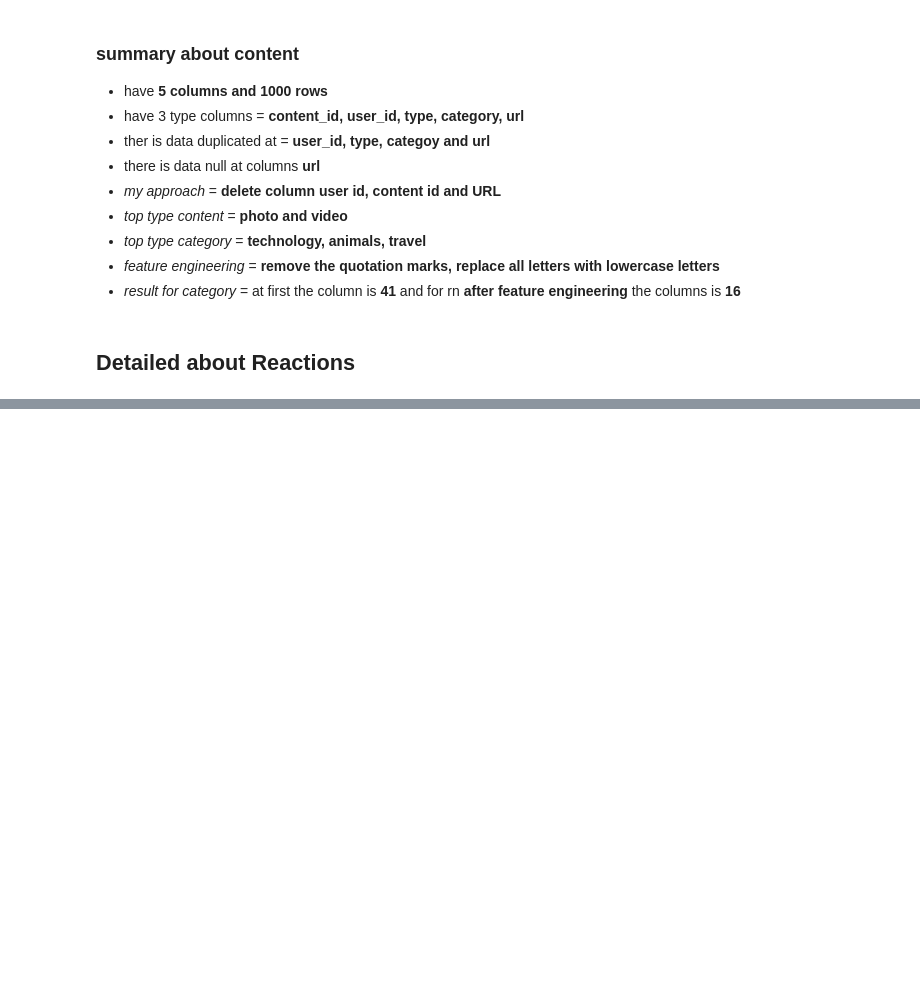
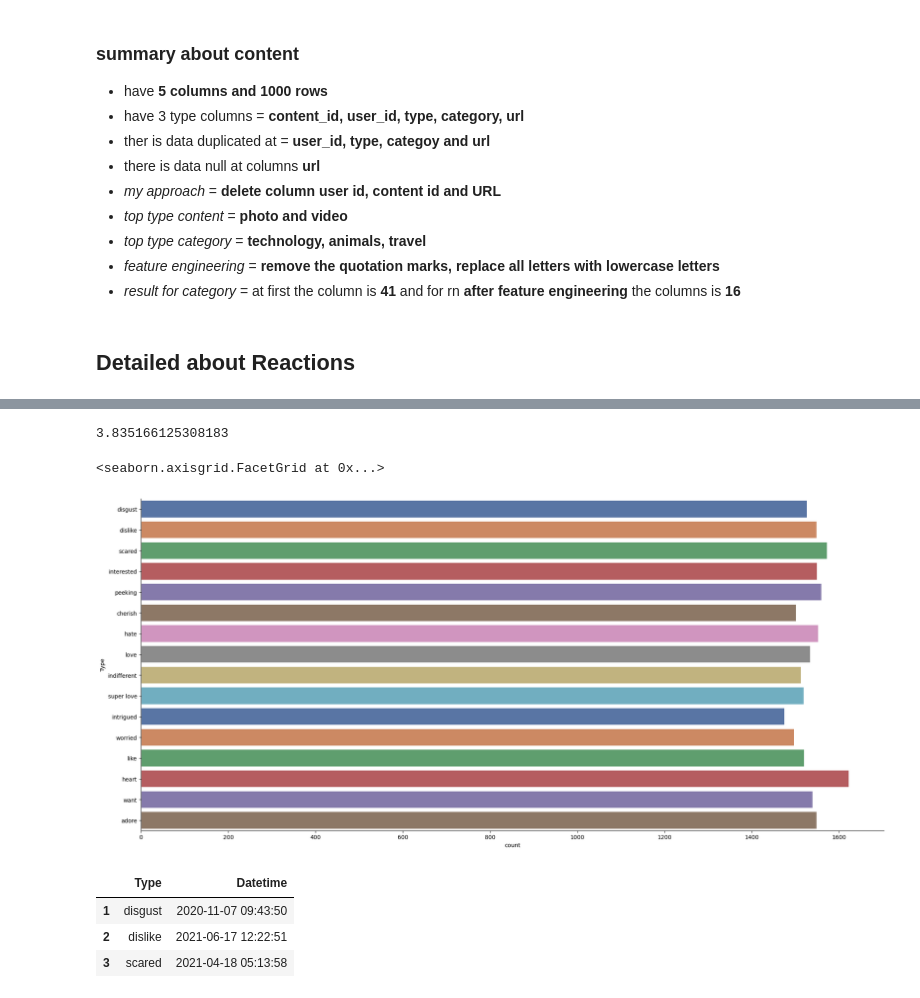
Before and after one commit to kintan-pitaloka/VIX-Accenture, a Jupyter notebook: accentureproject.ipynb, the cells around one changed output, grey strips where cells are left out. Drawn from its saved outputs; the diff is of its cells as text; code cells hidden in the pictures; blank space fills up the shorter version.

Commit message:
update
- update for reactions field

```diff
--- a/accentureproject.ipynb
+++ b/accentureproject.ipynb
@@ -193,0 +506,10 @@ df_react['Type'].isnull().any()
+# %%
+nan_percentages = (nan_counts / total_rows) * 100
+nan_percentages
+# %% [output]
+3.835166125308183
+# %%
+sns.catplot(y='Type', kind='count', data=df_react, height=9.0, aspect=2.2, palette = 'deep')
+# %% [output]
+<seaborn.axisgrid.FacetGrid at 0x...>
+[figure, added]
@@ -193,0 +518,7 @@ df_react['Type'].isnull().any()
+# %%
+dfr_clean.head(3)
+# %% [output]
+|  | Type | Datetime |
+| 1 | disgust | 2020-11-07 09:43:50 |
+| 2 | dislike | 2021-06-17 12:22:51 |
+| 3 | scared | 2021-04-18 05:13:58 |
```
Also changed, not shown: parts of 54 cells of this notebook.
